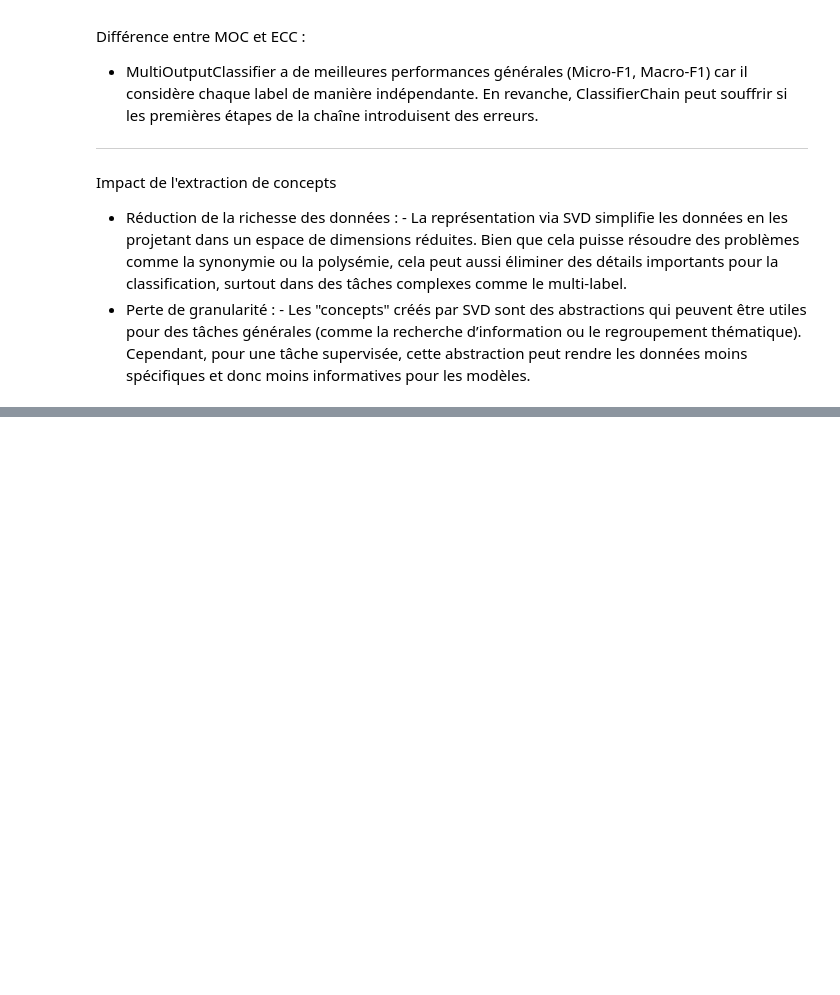
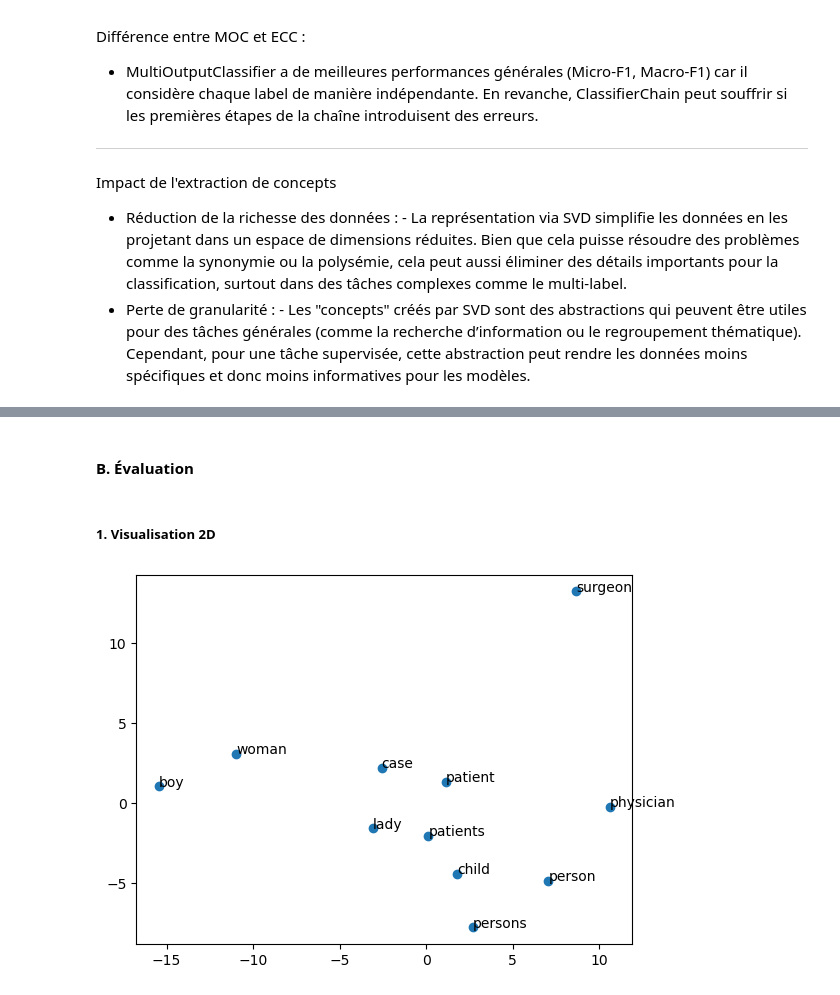
Before and after one commit to jdutel42/TAA, a Jupyter notebook: TP/TP2_MLL_NLP/TAA_TP2.ipynb, the cells around one changed output, grey strips where cells are left out. Saved outputs shown, nothing was run; the diff lists cells and outputs as text; code cells hidden in the pictures; blank space fills up the shorter version.

```diff
--- a/TP/TP2_MLL_NLP/TAA_TP2.ipynb
+++ b/TP/TP2_MLL_NLP/TAA_TP2.ipynb
@@ -110,3 +119,3 @@ ClassifierChain Metrics: {'micro-F1': 0.7800861548030066, 'macro-F1': 0.62457085
 # %%
-svd, svd_matrix_train, svd_matrix_test = taa.extract_concept_SVD(2, X_train_vec, X_test_vec)
+svd, X_train_svd_matrix, X_test_svd_matrix = taa.extract_concept_SVD(2, X_train_tfidf_matrix, X_test_tfidf_matrix)
 # %%
@@ -118,5 +127,5 @@ Concept #1: patients group years clinical risk
 # %%
-results = taa.run_models(svd_matrix_train, svd_matrix_test, y_train, y_test)
+results = taa.run_models(X_train_svd_matrix, X_test_svd_matrix, y_train, y_test)
 # %% [output]
 Running MultiOutputClassifier...
 Evaluating MultiOutputClassifier...
@@ -207,0 +226,2 @@ Impact de l'extraction de concepts
+# %%
+model = taa.train_and_save_W2V_model(X_train, 'abstractText', model_name='W2V_model.h5', model_size=100)
@@ -207,0 +234,2 @@ Impact de l'extraction de concepts
+# %%
+model = taa.load_W2V_model('W2V_model.h5')
@@ -207,0 +264,8 @@ Impact de l'extraction de concepts
+# %% [markdown]
+#### B. Évaluation
+# %% [markdown]
+##### 1. Visualisation 2D
+# %%
+taa.plot_word_2d(model, 'patient')
+# %% [output]
+[figure, added]
```
Also changed, not shown: parts of 50 cells of this notebook, 5 other files.
